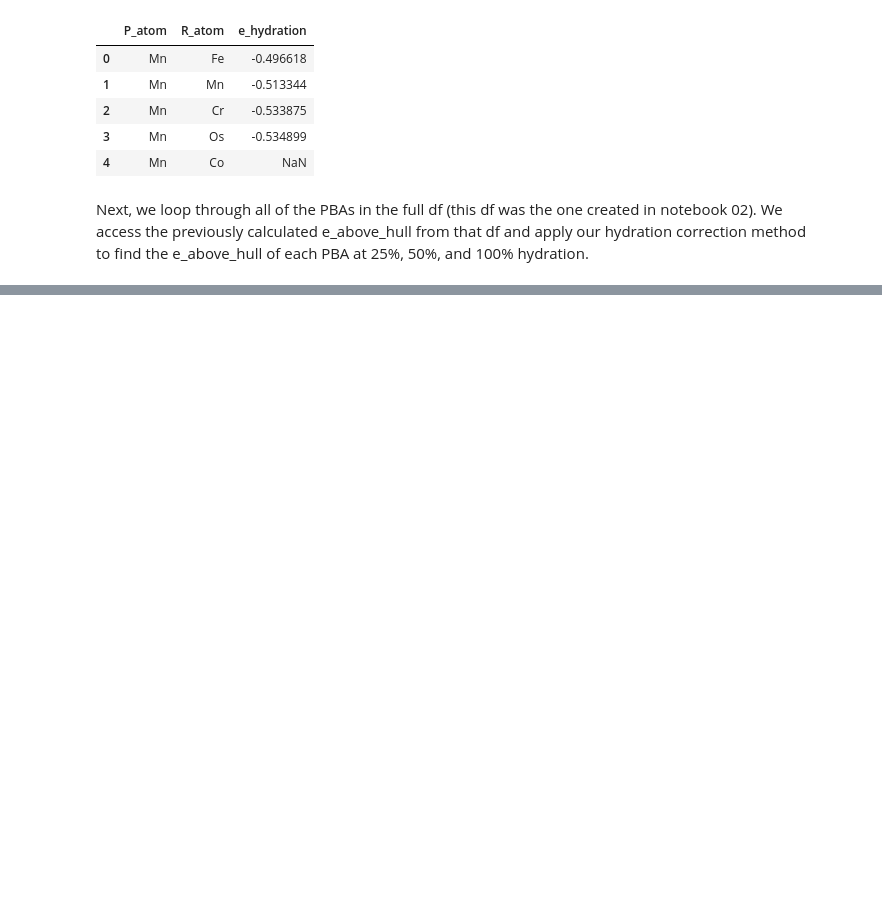
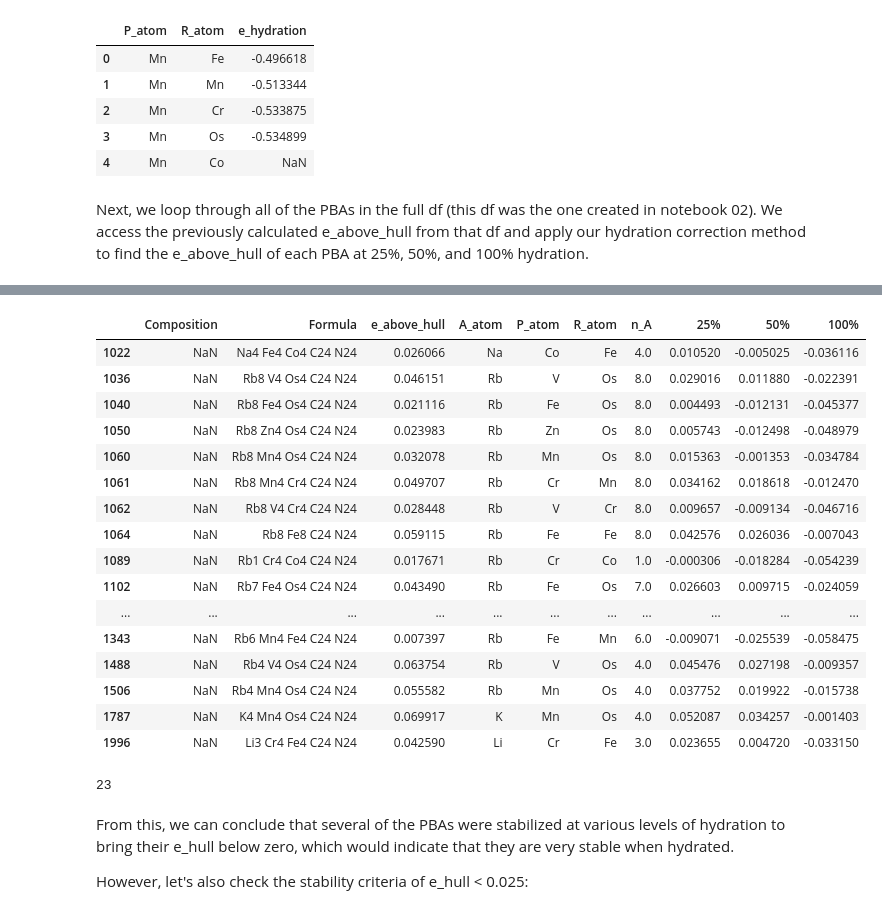
Before and after one commit to ewoodbury/my_pba_analysis, a Jupyter notebook: 04 - Hydration Analysis.ipynb, the cells around one changed output, grey strips where cells are left out. Saved outputs shown, nothing was run; the diff lists cells and outputs as text; code cells hidden in the pictures; blank space fills up the shorter version.

```diff
--- a/04 - Hydration Analysis.ipynb
+++ b/04 - Hydration Analysis.ipynb
@@ -444,0 +403,25 @@ for i in range(len(pba_e_hull_df)):
+# %%
+pba_e_hull_df['25%'] = np.nan
+pba_e_hull_df['50%'] = np.nan
+pba_e_hull_df['100%'] = np.nan
+# %%
+pba_e_hull_df = pba_e_hull_df.dropna(how = 'all')
+# %%
+for i in pba_e_hull_df.index:
+    try:
+        p = pba_e_hull_df.loc[i,'P_atom']
+        r = pba_e_hull_df.loc[i,'R_atom']
+        e_hydration = e_hydration_df[(e_hydration_df['P_atom'] == p) & (e_hydration_df['R_atom'] == r)]['e_hydration'].values[0]
+        if np.isnan(e_hydration):
+            continue
+        else:
+            n_atoms = 56 + pba_e_hull_df.loc[i,'n_A']
+            e_hull_total = n_atoms*pba_e_hull_df.loc[i,'e_above_hull']
+            pba_e_hull_df.loc[i,'25%'] = (e_hull_total + e_hydration*2)/n_atoms
+            pba_e_hull_df.loc[i,'50%'] = (e_hull_total + e_hydration*4)/n_atoms
+            pba_e_hull_df.loc[i,'100%'] = (e_hull_total + e_hydration*8)/n_atoms
+    except:
+        print(i)
+# %%
+pba_e_hull_df = pba_e_hull_df.dropna(subset = ['25%']) #gets rid of rows with nan in 25% column - these didn't have enough hydration data
+pba_e_hull_df.head()
@@ -444,0 +463,28 @@ for i in range(len(pba_e_hull_df)):
+# %%
+pba_e_hull_df[pba_e_hull_df['100%'] < 0]
+# %% [output]
+|  | Composition | Formula | e_above_hull | A_atom | P_atom | R_atom | n_A | 25% | 50% | 100% |
+| 1022 | NaN | Na4 Fe4 Co4 C24 N24 | 0.026066 | Na | Co | Fe | 4.0 | 0.010520 | -0.005025 | -0.036116 |
+| 1036 | NaN | Rb8 V4 Os4 C24 N24 | 0.046151 | Rb | V | Os | 8.0 | 0.029016 | 0.011880 | -0.022391 |
+| 1040 | NaN | Rb8 Fe4 Os4 C24 N24 | 0.021116 | Rb | Fe | Os | 8.0 | 0.004493 | -0.012131 | -0.045377 |
+| 1050 | NaN | Rb8 Zn4 Os4 C24 N24 | 0.023983 | Rb | Zn | Os | 8.0 | 0.005743 | -0.012498 | -0.048979 |
+| 1060 | NaN | Rb8 Mn4 Os4 C24 N24 | 0.032078 | Rb | Mn | Os | 8.0 | 0.015363 | -0.001353 | -0.034784 |
+| 1061 | NaN | Rb8 Mn4 Cr4 C24 N24 | 0.049707 | Rb | Cr | Mn | 8.0 | 0.034162 | 0.018618 | -0.012470 |
+| 1062 | NaN | Rb8 V4 Cr4 C24 N24 | 0.028448 | Rb | V | Cr | 8.0 | 0.009657 | -0.009134 | -0.046716 |
+| 1064 | NaN | Rb8 Fe8 C24 N24 | 0.059115 | Rb | Fe | Fe | 8.0 | 0.042576 | 0.026036 | -0.007043 |
+| 1089 | NaN | Rb1 Cr4 Co4 C24 N24 | 0.017671 | Rb | Cr | Co | 1.0 | -0.000306 | -0.018284 | -0.054239 |
+| 1102 | NaN | Rb7 Fe4 Os4 C24 N24 | 0.043490 | Rb | Fe | Os | 7.0 | 0.026603 | 0.009715 | -0.024059 |
+| ... | ... | ... | ... | ... | ... | ... | ... | ... | ... | ... |
+| 1343 | NaN | Rb6 Mn4 Fe4 C24 N24 | 0.007397 | Rb | Fe | Mn | 6.0 | -0.009071 | -0.025539 | -0.058475 |
+| 1488 | NaN | Rb4 V4 Os4 C24 N24 | 0.063754 | Rb | V | Os | 4.0 | 0.045476 | 0.027198 | -0.009357 |
+| 1506 | NaN | Rb4 Mn4 Os4 C24 N24 | 0.055582 | Rb | Mn | Os | 4.0 | 0.037752 | 0.019922 | -0.015738 |
+| 1787 | NaN | K4 Mn4 Os4 C24 N24 | 0.069917 | K | Mn | Os | 4.0 | 0.052087 | 0.034257 | -0.001403 |
+| 1996 | NaN | Li3 Cr4 Fe4 C24 N24 | 0.042590 | Li | Cr | Fe | 3.0 | 0.023655 | 0.004720 | -0.033150 |
+# %%
+len(pba_e_hull_df[pba_e_hull_df['100%'] < 0])
+# %% [output]
+23
+# %% [markdown]
+From this, we can conclude that several of the PBAs were stabilized at various levels of hydration to bring their e_hull below zero, which would indicate that they are very stable when hydrated.
+
+However, let's also check the stability criteria of e_hull < 0.025:
```
Also changed, not shown: parts of 20 cells of this notebook.
